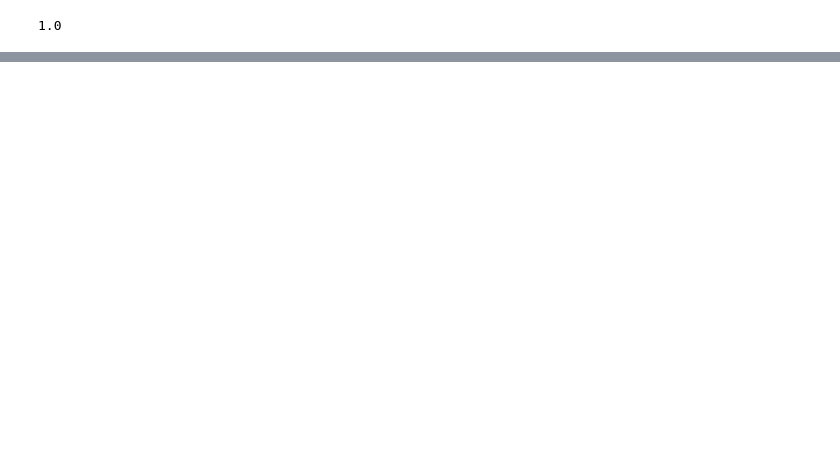
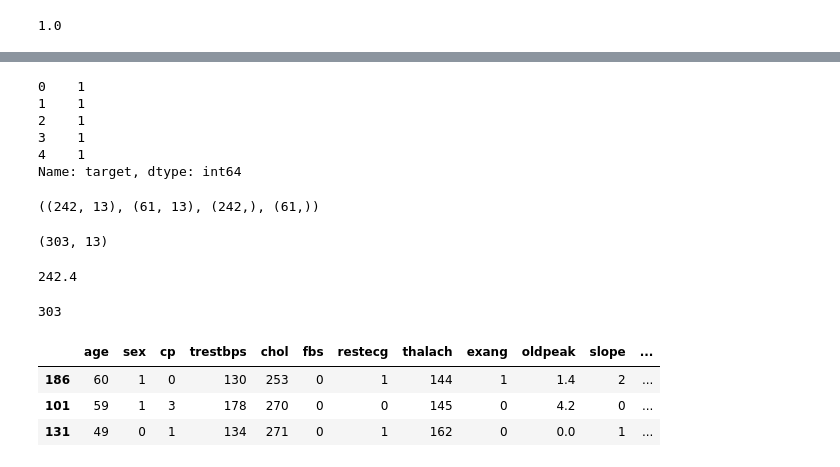
Before and after one commit to gouravguptacom/machine-learning-ztm, a Jupyter notebook: 6-introduction-to-scikit-learn.ipynb, the cells around one changed output, grey strips where cells are left out. Drawn from its saved outputs; the diff is of its cells as text; code cells hidden in the pictures; blank space fills up the shorter version.

```diff
--- a/6-introduction-to-scikit-learn.ipynb
+++ b/6-introduction-to-scikit-learn.ipynb
@@ -195,0 +223,38 @@ loaded_model.score(x_test, y_test)
+# %%
+Y = heart_disease["target"]
+Y.head()
+# %% [output]
+0    1
+1    1
+2    1
+3    1
+4    1
+Name: target, dtype: int64
+# %%
+# Split the data into traning and test sets
+
+from sklearn.model_selection import train_test_split
+X_train, X_test, Y_train, Y_test = train_test_split(X, Y, test_size=.2)
+# %%
+X_train.shape, X_test.shape, Y_train.shape, Y_test.shape
+# %% [output]
+((242, 13), (61, 13), (242,), (61,))
+# %%
+X.shape
+# %% [output]
+(303, 13)
+# %%
+X.shape[0] * .8
+# %% [output]
+242.4
+# %%
+len(heart_disease)
+# %% [output]
+303
+# %%
+X_test.head(3)
+# %% [output]
+|  | age | sex | cp | trestbps | chol | fbs | restecg | thalach | exang | oldpeak | slope | ... |
+| 186 | 60 | 1 | 0 | 130 | 253 | 0 | 1 | 144 | 1 | 1.4 | 2 | ... |
+| 101 | 59 | 1 | 3 | 178 | 270 | 0 | 0 | 145 | 0 | 4.2 | 0 | ... |
+| 131 | 49 | 0 | 1 | 134 | 271 | 0 | 1 | 162 | 0 | 0.0 | 1 | ... |
```
Also changed, not shown: parts of 15 cells of this notebook, 1 other file.
